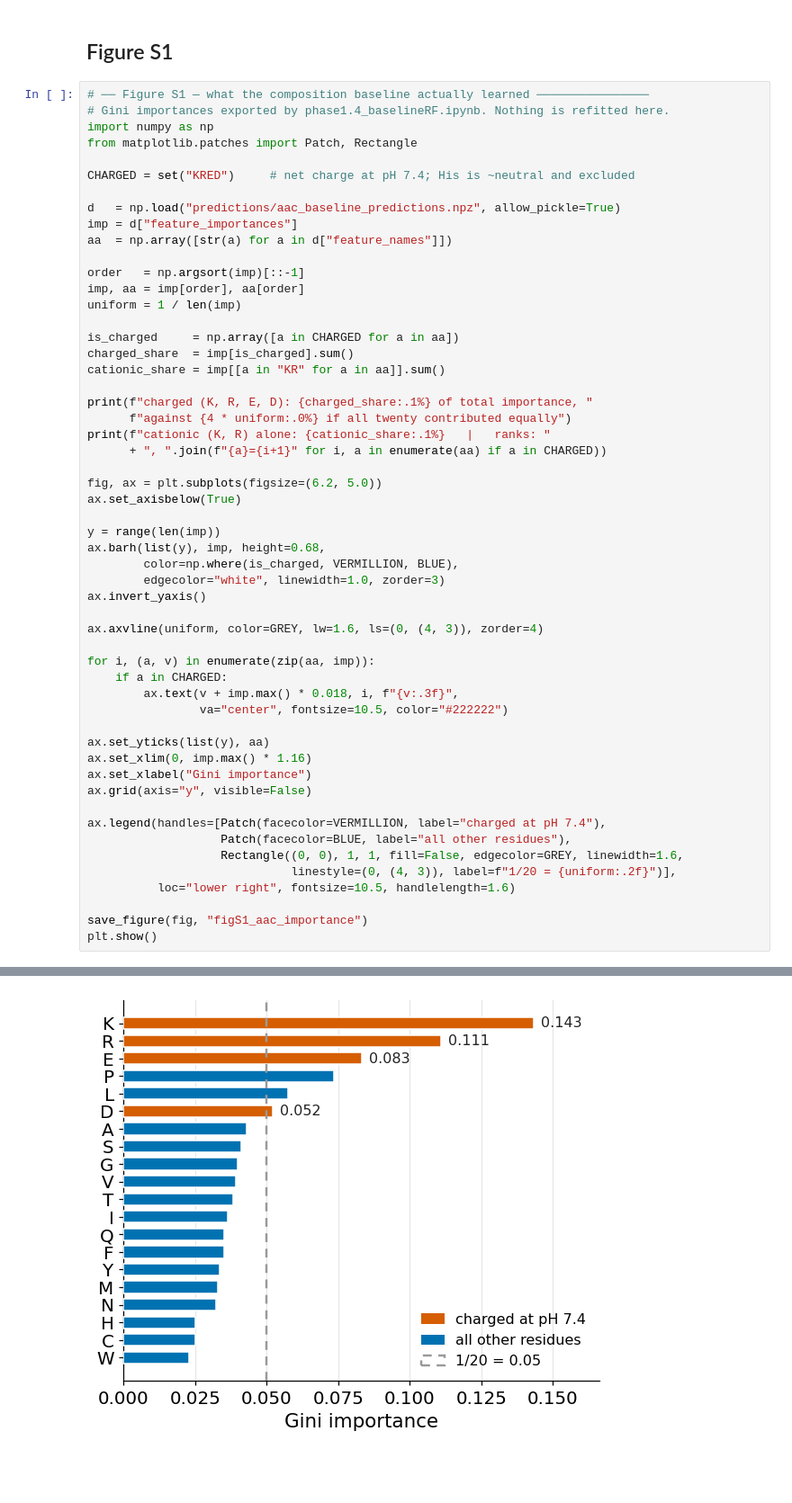
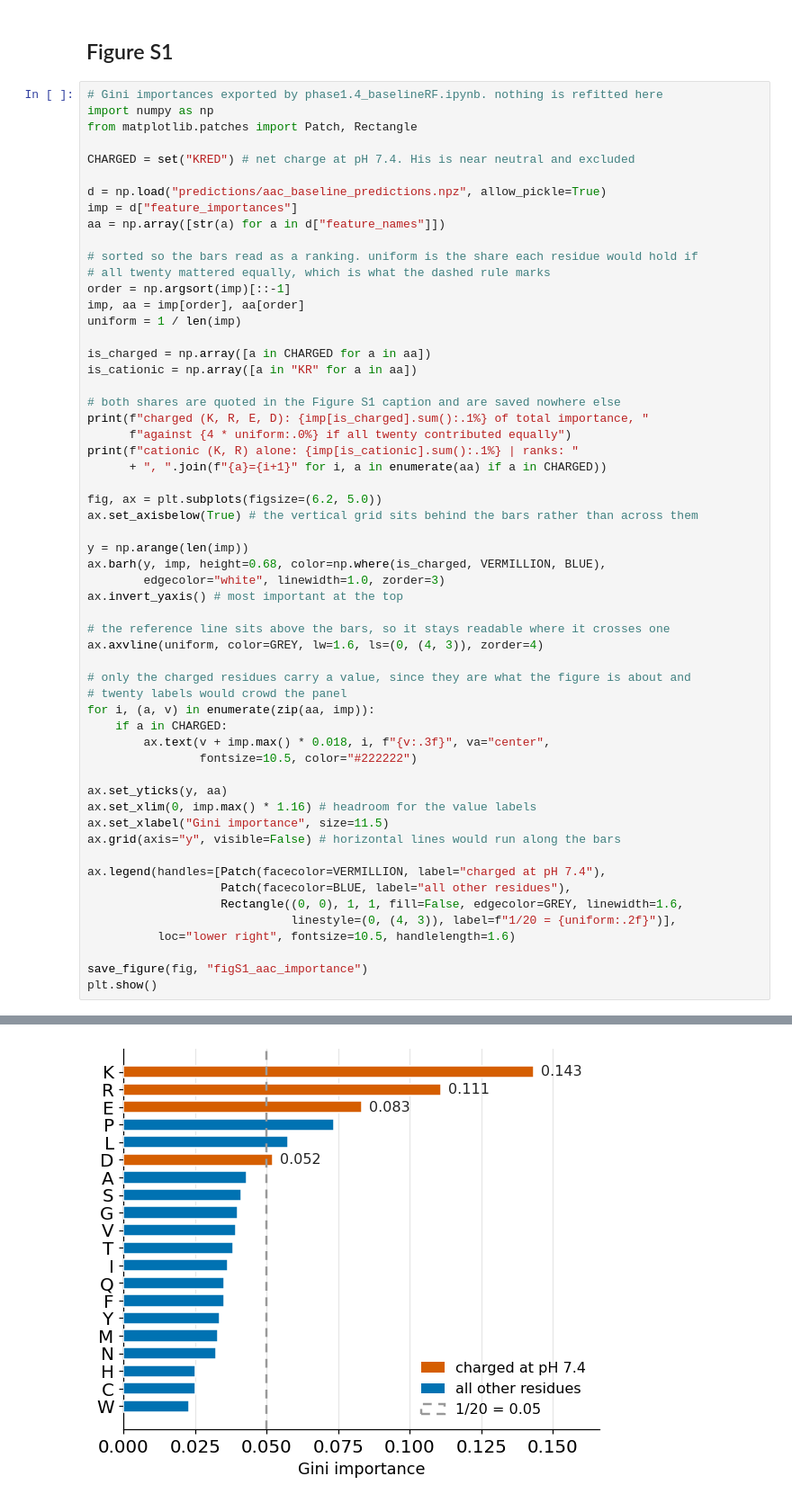
Before and after one commit to om-894/antidiabetic-peptide-classifier, a Jupyter notebook: figures.ipynb, the cells around one changed output, grey strips where cells are left out. Shown at 90% size. Cells and saved outputs as stored; diff of their text form; blank space fills up the shorter version.

Commit message:
saved figure S1

```diff
--- a/figures.ipynb
+++ b/figures.ipynb
@@ -628,50 +628,53 @@ plt.show()
 # %% [markdown]
 ## Figure S1
 # %%
-# ── Figure S1 — what the composition baseline actually learned ────────────────
-# Gini importances exported by phase1.4_baselineRF.ipynb. Nothing is refitted here.
+# Gini importances exported by phase1.4_baselineRF.ipynb. nothing is refitted here
 import numpy as np
 from matplotlib.patches import Patch, Rectangle
 
-CHARGED = set("KRED")     # net charge at pH 7.4; His is ~neutral and excluded
+CHARGED = set("KRED") # net charge at pH 7.4. His is near neutral and excluded
 
-d   = np.load("predictions/aac_baseline_predictions.npz", allow_pickle=True)
+d = np.load("predictions/aac_baseline_predictions.npz", allow_pickle=True)
 imp = d["feature_importances"]
-aa  = np.array([str(a) for a in d["feature_names"]])
+aa = np.array([str(a) for a in d["feature_names"]])
 
-order   = np.argsort(imp)[::-1]
+# sorted so the bars read as a ranking. uniform is the share each residue would hold if
+# all twenty mattered equally, which is what the dashed rule marks
+order = np.argsort(imp)[::-1]
 imp, aa = imp[order], aa[order]
 uniform = 1 / len(imp)
 
-is_charged     = np.array([a in CHARGED for a in aa])
-charged_share  = imp[is_charged].sum()
-cationic_share = imp[[a in "KR" for a in aa]].sum()
+is_charged = np.array([a in CHARGED for a in aa])
+is_cationic = np.array([a in "KR" for a in aa])
 
-print(f"charged (K, R, E, D): {charged_share:.1%} of total importance, "
+# both shares are quoted in the Figure S1 caption and are saved nowhere else
+print(f"charged (K, R, E, D): {imp[is_charged].sum():.1%} of total importance, "
       f"against {4 * uniform:.0%} if all twenty contributed equally")
-print(f"cationic (K, R) alone: {cationic_share:.1%}   |   ranks: "
+print(f"cationic (K, R) alone: {imp[is_cationic].sum():.1%} | ranks: "
       + ", ".join(f"{a}={i+1}" for i, a in enumerate(aa) if a in CHARGED))
 
 fig, ax = plt.subplots(figsize=(6.2, 5.0))
-ax.set_axisbelow(True)
+ax.set_axisbelow(True) # the vertical grid sits behind the bars rather than across them
 
-y = range(len(imp))
-ax.barh(list(y), imp, height=0.68,
-        color=np.where(is_charged, VERMILLION, BLUE),
+y = np.arange(len(imp))
+ax.barh(y, imp, height=0.68, color=np.where(is_charged, VERMILLION, BLUE),
         edgecolor="white", linewidth=1.0, zorder=3)
-ax.invert_yaxis()
+ax.invert_yaxis() # most important at the top
 
+# the reference line sits above the bars, so it stays readable where it crosses one
 ax.axvline(uniform, color=GREY, lw=1.6, ls=(0, (4, 3)), zorder=4)
 
+# only the charged residues carry a value, since they are what the figure is about and
+# twenty labels would crowd the panel
 for i, (a, v) in enumerate(zip(aa, imp)):
     if a in CHARGED:
-        ax.text(v + imp.max() * 0.018, i, f"{v:.3f}",
-                va="center", fontsize=10.5, color="#222222")
+        ax.text(v + imp.max() * 0.018, i, f"{v:.3f}", va="center",
+                fontsize=10.5, color="#222222")
 
-ax.set_yticks(list(y), aa)
-ax.set_xlim(0, imp.max() * 1.16)
-ax.set_xlabel("Gini importance")
-ax.grid(axis="y", visible=False)
+ax.set_yticks(y, aa)
+ax.set_xlim(0, imp.max() * 1.16) # headroom for the value labels
+ax.set_xlabel("Gini importance", size=11.5)
+ax.grid(axis="y", visible=False) # horizontal lines would run along the bars
 
 ax.legend(handles=[Patch(facecolor=VERMILLION, label="charged at pH 7.4"),
                    Patch(facecolor=BLUE, label="all other residues"),
@@ -687 +690 @@ cationic (K, R) alone: 25.4%   |   ranks: K=1, R=2, E=3, D=6
-[figure, old version]
+[figure, new version]
```
Also changed, not shown: 1 other file.
